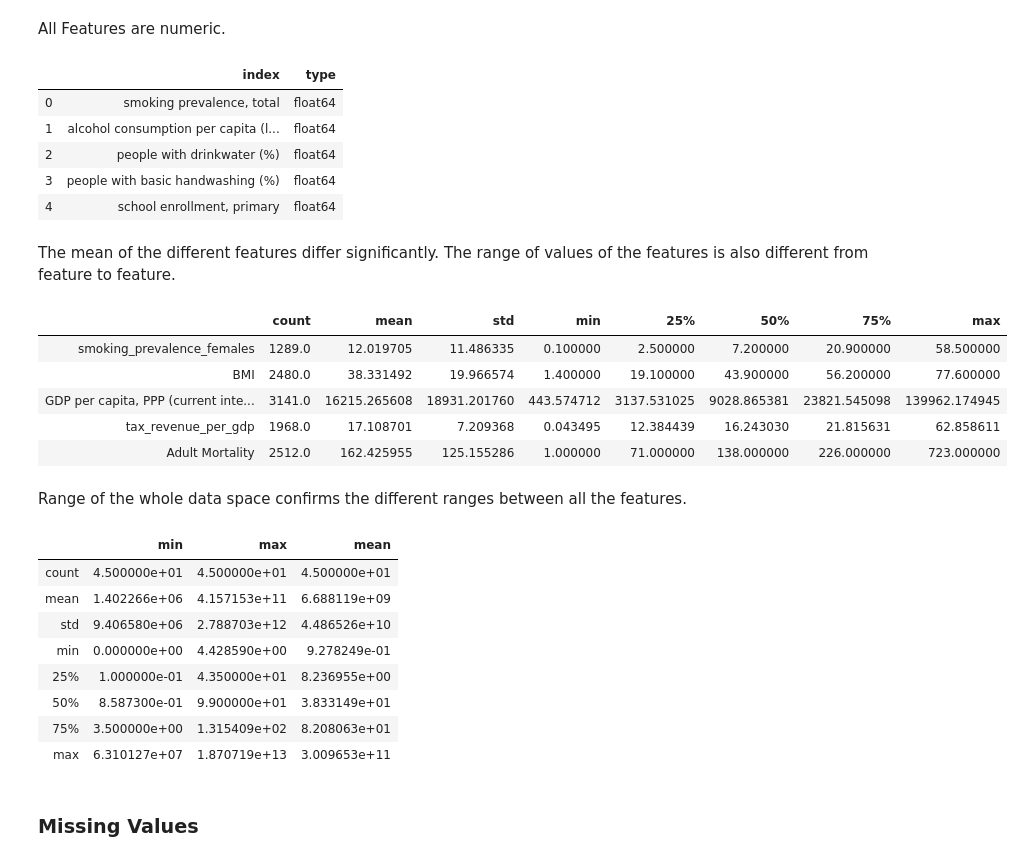
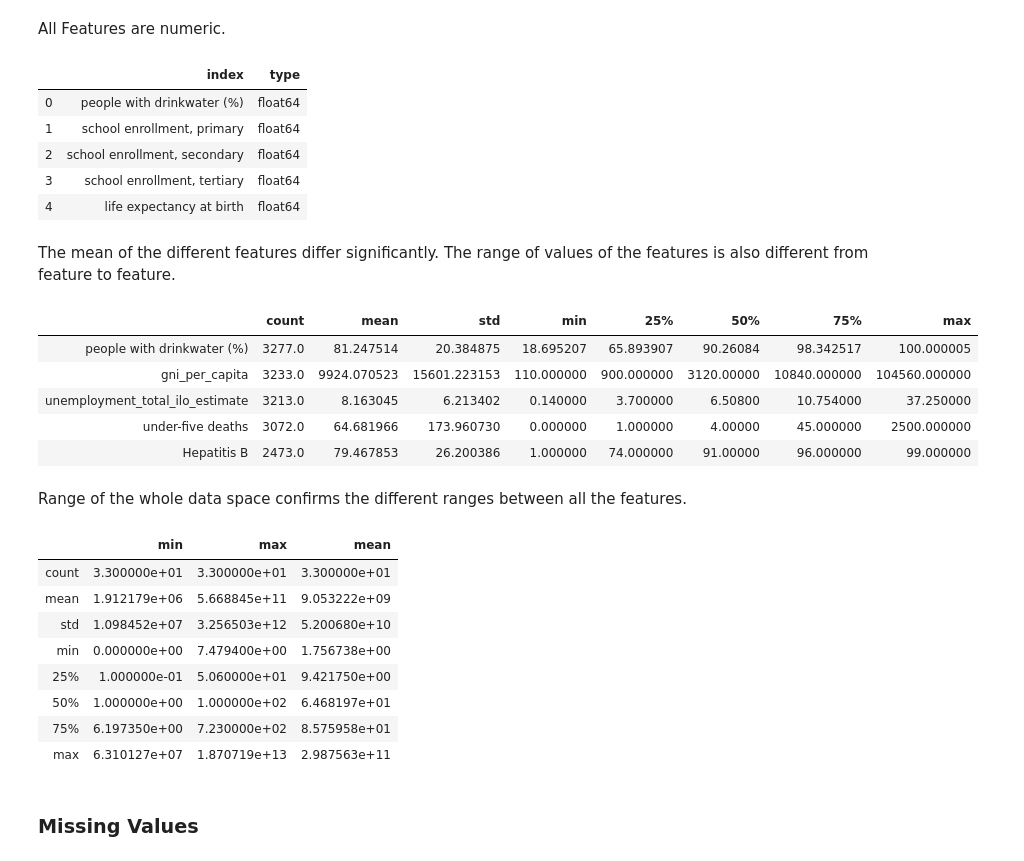
Before and after one commit to MarouaJaoua/DataStewardship1, a Jupyter notebook: data_merge.ipynb, the cells around one changed output. Drawn from its saved outputs; the diff is of its cells as text; code cells hidden in the pictures.

```diff
--- a/data_merge.ipynb
+++ b/data_merge.ipynb
@@ -336,0 +403,4 @@ array(['Kosovo'], dtype=object)
+# %%
+def delete_country_high_nan(data_trimmed):
+    return data_trimmed.drop(countries_to_delete, level=1)
+data_cleaned = delete_country_high_nan(data_trimmed)
@@ -336,0 +409,11 @@ array(['Kosovo'], dtype=object)
+# %%
+def percentage_missing_columns(df):
+    num = len(df.index)
+    percentage = []
+    for column in df.columns:
+        per = df[column].isnull().sum()/num * 100
+        percentage.append(round(per, 2))
+    return pd.DataFrame({"Percentage": percentage },
+                        index = df.columns).sort_values("Percentage", ascending=True)
+columns_percentage_missing = percentage_missing_columns(data_cleaned)
+columns_percentage_missing.sample(5)
@@ -336,0 +427,5 @@ array(['Kosovo'], dtype=object)
+# %%
+columns_to_delete = list(columns_percentage_missing[columns_percentage_missing.Percentage \
+                                                        >= 50].index)
+print("The number of columns that will be deleted is", len(columns_to_delete), ".")
+print("The columns to delete are", ", ".join(columns_to_delete), ".")
@@ -336,0 +435,4 @@ array(['Kosovo'], dtype=object)
+# %%
+def delete_column_high_nan(data_cleaned):
+    return data_cleaned.drop(columns_to_delete, axis=1)
+data_cleaned = delete_column_high_nan(data_cleaned)
@@ -339,40 +447,41 @@ array(['Kosovo'], dtype=object)
 # %% [markdown]
 All Features are numeric.
 # %%
-data_corrected_types = pd.DataFrame(data_corrected.dtypes, columns=["type"]).reset_index()
-data_corrected_types.head()
+data_cleaned_types = pd.DataFrame(data_cleaned.dtypes, columns=["type"]).reset_index()
+data_cleaned_types.head()
 # %% [output]
 |  | index | type |
-| 0 | smoking prevalence, total | float64 |
-| 1 | alcohol consumption per capita (l... | float64 |
-| 2 | people with drinkwater (%) | float64 |
-| 3 | people with basic handwashing (%) | float64 |
-| 4 | school enrollment, primary | float64 |
+| 0 | people with drinkwater (%) | float64 |
+| 1 | school enrollment, primary | float64 |
+| 2 | school enrollment, secondary | float64 |
+| 3 | school enrollment, tertiary | float64 |
+| 4 | life expectancy at birth | float64 |
 # %% [markdown]
 The mean of the different features differ significantly. The  range of values of the features is also different from feature to feature.
 # %%
-data_corrected.describe().T.sort_values("mean").sample(5)
+data_cleaned.describe().T.sort_values("mean").sample(5)
 # %% [output]
 |  | count | mean | std | min | 25% | 50% | 75% | max |
-| smoking_prevalence_females | 1289.0 | 12.019705 | 11.486335 | 0.100000 | 2.500000 | 7.200000 | 20.900000 | 58.500000 |
-| BMI | 2480.0 | 38.331492 | 19.966574 | 1.400000 | 19.100000 | 43.900000 | 56.200000 | 77.600000 |
-| GDP per capita, PPP (current inte... | 3141.0 | 16215.265608 | 18931.201760 | 443.574712 | 3137.531025 | 9028.865381 | 23821.545098 | 139962.174945 |
-| tax_revenue_per_gdp | 1968.0 | 17.108701 | 7.209368 | 0.043495 | 12.384439 | 16.243030 | 21.815631 | 62.858611 |
-| Adult Mortality | 2512.0 | 162.425955 | 125.155286 | 1.000000 | 71.000000 | 138.000000 | 226.000000 | 723.000000 |
+| people with drinkwater (%) | 3277.0 | 81.247514 | 20.384875 | 18.695207 | 65.893907 | 90.26084 | 98.342517 | 100.000005 |
+| gni_per_capita | 3233.0 | 9924.070523 | 15601.223153 | 110.000000 | 900.000000 | 3120.00000 | 10840.000000 | 104560.000000 |
+| unemployment_total_ilo_estimate | 3213.0 | 8.163045 | 6.213402 | 0.140000 | 3.700000 | 6.50800 | 10.754000 | 37.250000 |
+| under-five deaths | 3072.0 | 64.681966 | 173.960730 | 0.000000 | 1.000000 | 4.00000 | 45.000000 | 2500.000000 |
+| Hepatitis B | 2473.0 | 79.467853 | 26.200386 | 1.000000 | 74.000000 | 91.00000 | 96.000000 | 99.000000 |
 # %% [markdown]
 Range of the whole data space confirms the different ranges between all the features.
 # %%
-data_corrected.loc[:, data_corrected.columns != "life expectancy at birth"].describe().T.describe()[["min", "max", "mean"]]
+data_cleaned.loc[:, data_cleaned.columns != \
+                 "life expectancy at birth"].describe().T.describe()[["min", "max", "mean"]]
 # %% [output]
 |  | min | max | mean |
-| count | 4.500000e+01 | 4.500000e+01 | 4.500000e+01 |
-| mean | 1.402266e+06 | 4.157153e+11 | 6.688119e+09 |
-| std | 9.406580e+06 | 2.788703e+12 | 4.486526e+10 |
-| min | 0.000000e+00 | 4.428590e+00 | 9.278249e-01 |
-| 25% | 1.000000e-01 | 4.350000e+01 | 8.236955e+00 |
-| 50% | 8.587300e-01 | 9.900000e+01 | 3.833149e+01 |
-| 75% | 3.500000e+00 | 1.315409e+02 | 8.208063e+01 |
-| max | 6.310127e+07 | 1.870719e+13 | 3.009653e+11 |
+| count | 3.300000e+01 | 3.300000e+01 | 3.300000e+01 |
+| mean | 1.912179e+06 | 5.668845e+11 | 9.053222e+09 |
+| std | 1.098452e+07 | 3.256503e+12 | 5.200680e+10 |
+| min | 0.000000e+00 | 7.479400e+00 | 1.756738e+00 |
+| 25% | 1.000000e-01 | 5.060000e+01 | 9.421750e+00 |
+| 50% | 1.000000e+00 | 1.000000e+02 | 6.468197e+01 |
+| 75% | 6.197350e+00 | 7.230000e+02 | 8.575958e+01 |
+| max | 6.310127e+07 | 1.870719e+13 | 2.987563e+11 |
 # %% [markdown]
 ### Missing Values
 # %% [markdown]
```
Also changed, not shown: parts of 31 cells of this notebook, 1 other file.
